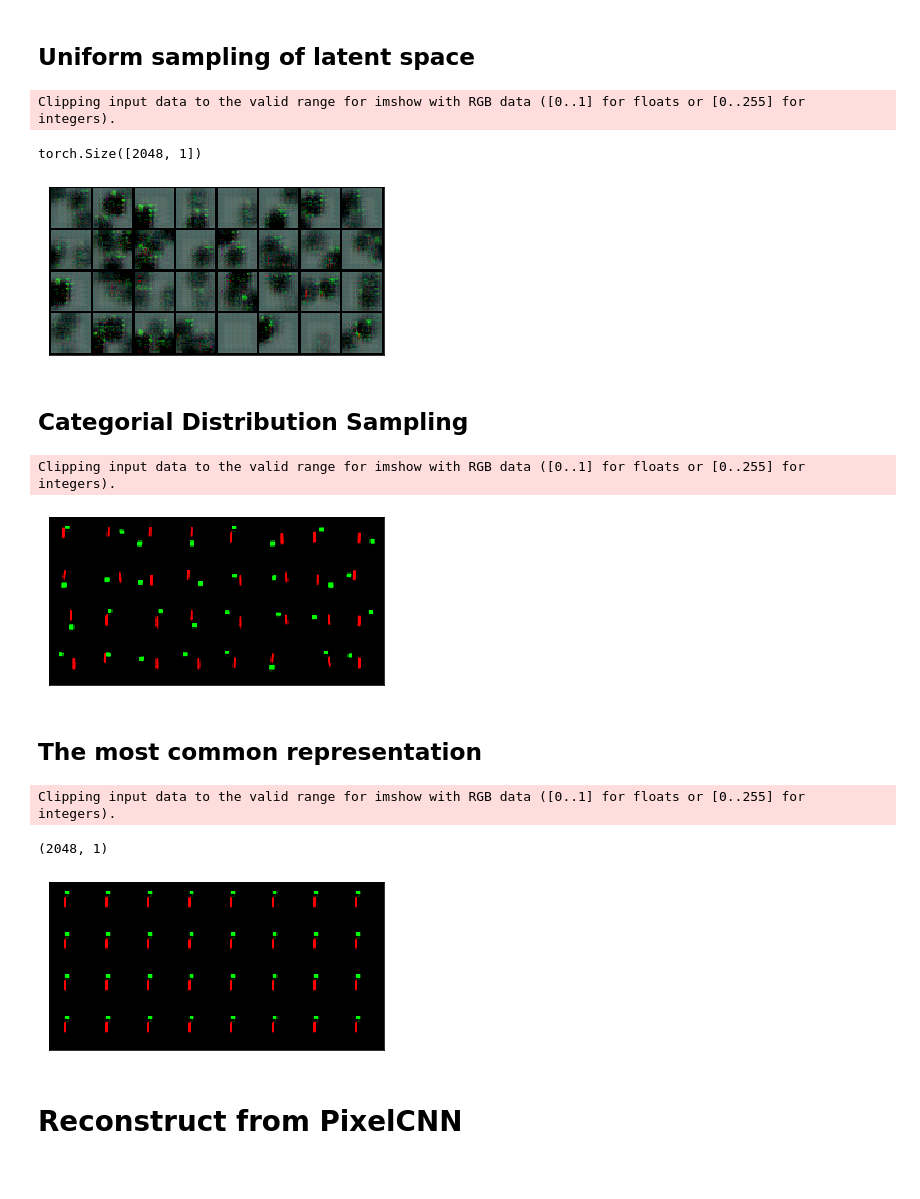
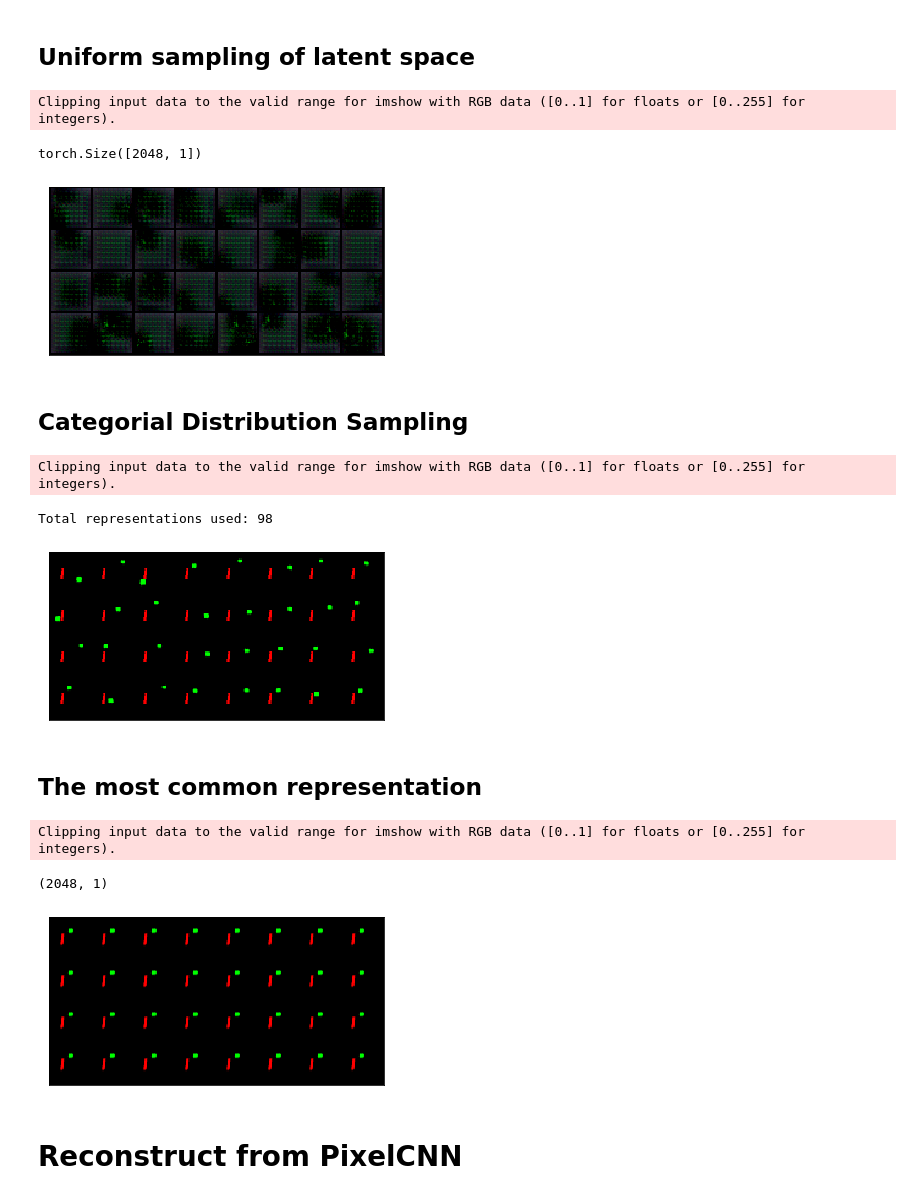
Before and after one commit to MishaLaskin/vqvae, a Jupyter notebook: visualization.ipynb, the cells around one changed output. Cells and saved outputs as stored; diff of their text form; code cells hidden in the pictures.

```diff
--- a/visualization.ipynb
+++ b/visualization.ipynb
@@ -82,7 +82,7 @@ def reconstruct(data_loader,model):
 End of utilities
 """
 
-model_filename = 'vqvae_data_june17run.pth'
+model_filename = 'vqvae_data_static_block_data_ne512_de64_1000.pth'
 
 model,vqvae_data = load_model(model_filename)
 # %%
@@ -169,7 +194,7 @@ display_image_grid(x_val_recon)
 # %% [output]
 Clipping input data to the valid range for imshow with RGB data ([0..1] for floats or [0..255] for integers).
 torch.Size([2048, 1])
-[figure, old version]
+[figure, new version]
 # %% [markdown]
 ## Categorial Distribution Sampling
 # %%
@@ -197,35 +222,37 @@ def count_representations():
             d[k] = 1
         else:
             d[k]+=1
 
     return d
 
 hist = count_representations()
+if '' in hist: del hist['']
 
+print('Total representations used:',len(hist.keys()))
 def sample_histogram(hist):
     keys, vals = np.array(list(hist.keys())),np.array(list(hist.values()))
     probs = np.array(vals)/sum(vals)
     samples = np.random.choice(keys,params['batch_size'],p=probs,replace=True)
 
     samples = np.array([np.array([int(y) for y in x.split('-')[:-1]]) for x in samples])
 
     return samples
 
 samples = sample_histogram(hist)
 
 def histogram_samples(model):
-
     min_encoding_indices = torch.tensor(samples).reshape(-1,1).long().to(device)
     x_recon, z_q,e_indices = generate_samples(min_encoding_indices)
 
     return x_recon, z_q,e_indices
 
 x_hist,_,_ = histogram_samples(model)
 
 display_image_grid(x_hist)
 # %% [output]
 Clipping input data to the valid range for imshow with RGB data ([0..1] for floats or [0..255] for integers).
+Total representations used: 98
-[figure, old version]
+[figure, new version]
 # %% [markdown]
 ## The most common representation
 # %%
@@ -249,7 +276,7 @@ display_image_grid(x_val_recon)
 # %% [output]
 Clipping input data to the valid range for imshow with RGB data ([0..1] for floats or [0..255] for integers).
 (2048, 1)
-[figure, old version]
+[figure, new version]
 # %% [markdown]
 # Reconstruct from PixelCNN
 # %%
```
Also changed, not shown: parts of 23 cells of this notebook, 6 other files.
